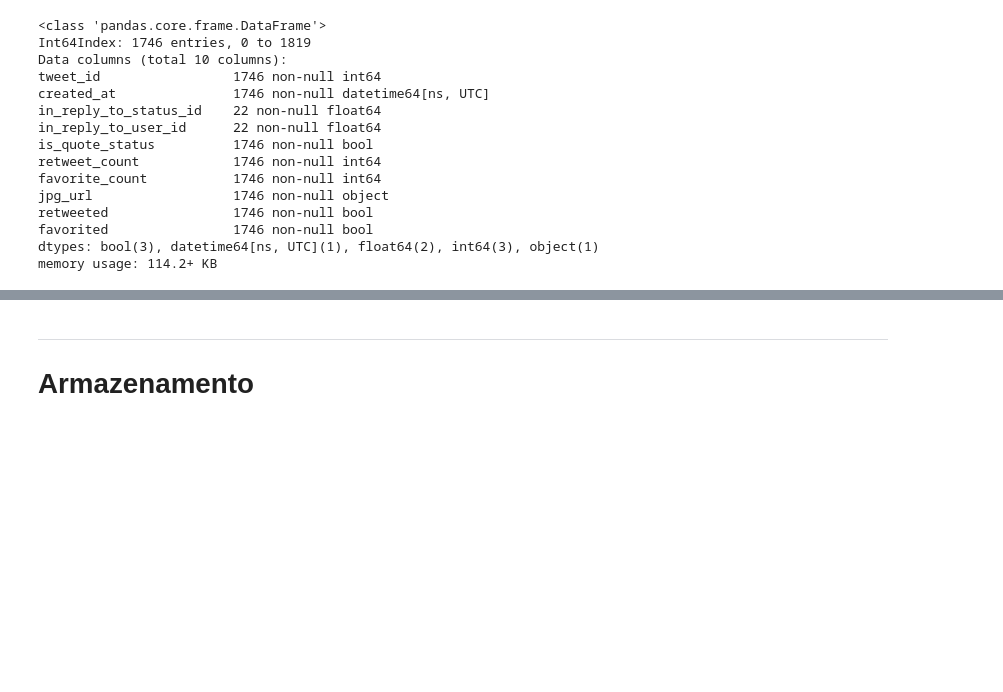
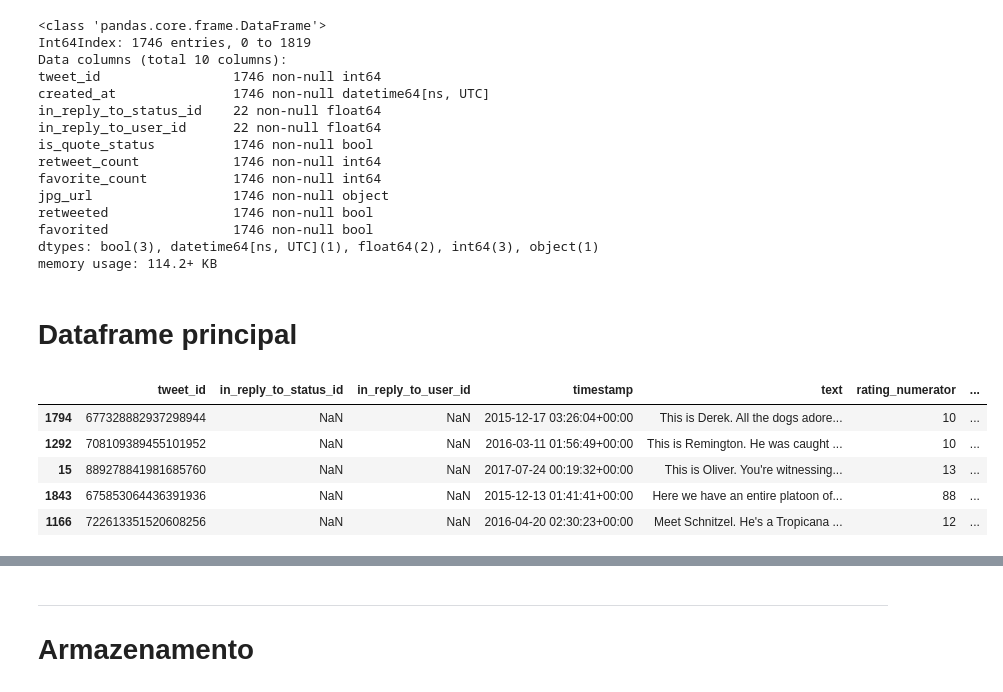
Before and after one commit to vitoralbano/ds-ii-weratedogs, a Jupyter notebook: wrangle_act.ipynb, the cells around one changed output, grey strips where cells are left out. Saved outputs shown, nothing was run; the diff lists cells and outputs as text; code cells hidden in the pictures; blank space fills up the shorter version.

```diff
--- a/wrangle_act.ipynb
+++ b/wrangle_act.ipynb
@@ -1330,3 +1329,14 @@ retweeted                1746 non-null bool
 favorited                1746 non-null bool
 dtypes: bool(3), datetime64[ns, UTC](1), float64(2), int64(3), object(1)
 memory usage: 114.2+ KB
+# %% [markdown]
+# Dataframe principal
+# %%
+df_arch_clean.sample(5)
+# %% [output]
+|  | tweet_id | in_reply_to_status_id | in_reply_to_user_id | timestamp | text | rating_numerator | ... |
+| 1794 | 677328882937298944 | NaN | NaN | 2015-12-17 03:26:04+00:00 | This is Derek. All the dogs adore... | 10 | ... |
+| 1292 | 708109389455101952 | NaN | NaN | 2016-03-11 01:56:49+00:00 | This is Remington. He was caught ... | 10 | ... |
+| 15 | 889278841981685760 | NaN | NaN | 2017-07-24 00:19:32+00:00 | This is Oliver. You're witnessing... | 13 | ... |
+| 1843 | 675853064436391936 | NaN | NaN | 2015-12-13 01:41:41+00:00 | Here we have an entire platoon of... | 88 | ... |
+| 1166 | 722613351520608256 | NaN | NaN | 2016-04-20 02:30:23+00:00 | Meet Schnitzel. He's a Tropicana ... | 12 | ... |
```
Also changed, not shown: parts of 38 cells of this notebook, 4 other files.
